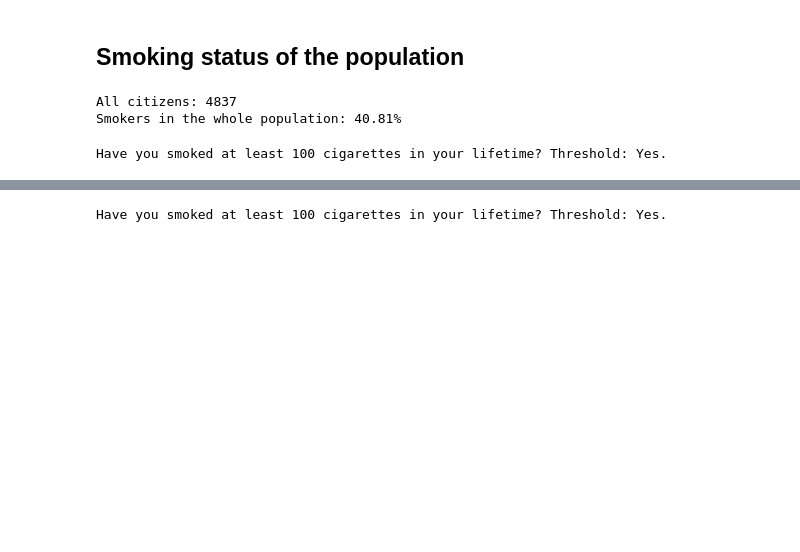
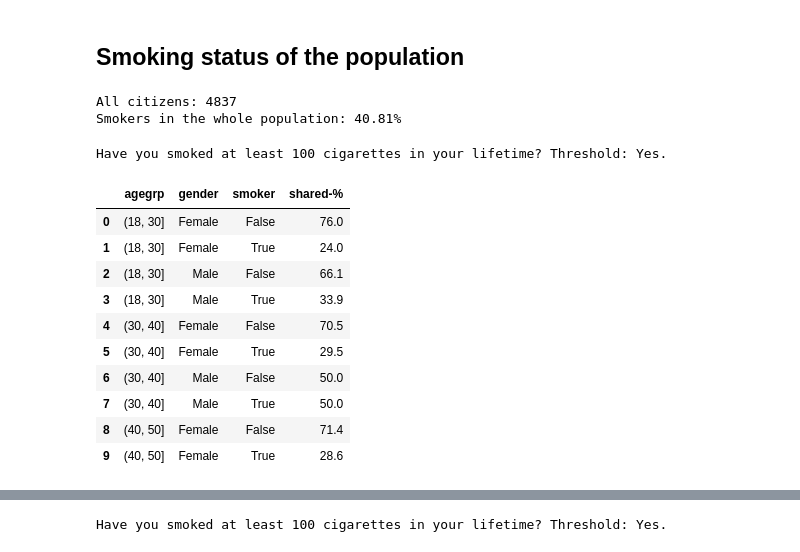
Before and after one commit to jahokas/statistics, a Jupyter notebook: nhanes_study.ipynb, the cells around one changed output, grey strips where cells are left out. Saved outputs shown, nothing was run; the diff lists cells and outputs as text; code cells hidden in the pictures; blank space fills up the shorter version.

```diff
--- a/nhanes_study.ipynb
+++ b/nhanes_study.ipynb
@@ -262,10 +247,21 @@ Smokers in the whole population: 40.81%
 # %%
 # x = da.groupby(['agegrp', 'gender', 'smoker'], observed=True)['agegrp'].count()
 x = da.loc[:, ['SEQN','gender', 'elevated_bloodpr', 'smoker', 'agegrp']].groupby(['agegrp', 'gender', 'smoker'], observed=True)['agegrp'].count()
 x = x.groupby(level=[0, 1], observed=True).transform(lambda g: (g / g.sum() * 100).round(1))
 print("Have you smoked at least 100 cigarettes in your lifetime? Threshold: Yes.")
 # x = x.reset_index(name='shared-%').query('smoker == True')
 x = x.reset_index(name='shared-%')
-# x.head(10)
+x.head(10)
 # %% [output]
 Have you smoked at least 100 cigarettes in your lifetime? Threshold: Yes.
+|  | agegrp | gender | smoker | shared-% |
+| 0 | (18, 30] | Female | False | 76.0 |
+| 1 | (18, 30] | Female | True | 24.0 |
+| 2 | (18, 30] | Male | False | 66.1 |
+| 3 | (18, 30] | Male | True | 33.9 |
+| 4 | (30, 40] | Female | False | 70.5 |
+| 5 | (30, 40] | Female | True | 29.5 |
+| 6 | (30, 40] | Male | False | 50.0 |
+| 7 | (30, 40] | Male | True | 50.0 |
+| 8 | (40, 50] | Female | False | 71.4 |
+| 9 | (40, 50] | Female | True | 28.6 |
```
Also changed, not shown: parts of 12 cells of this notebook.
